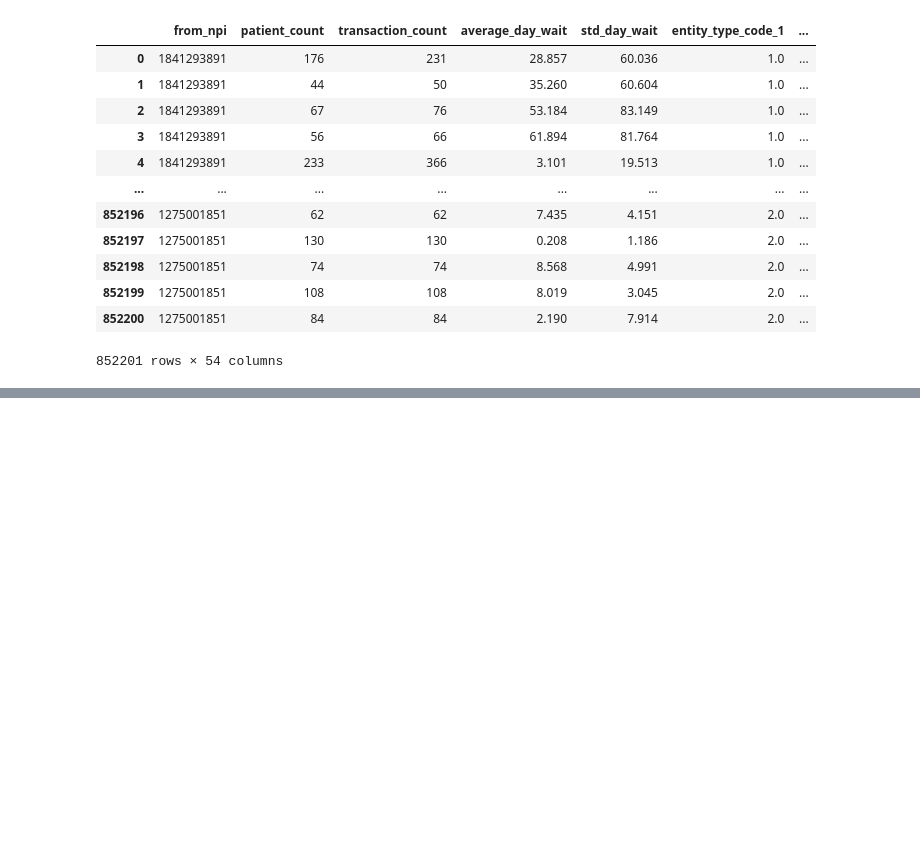
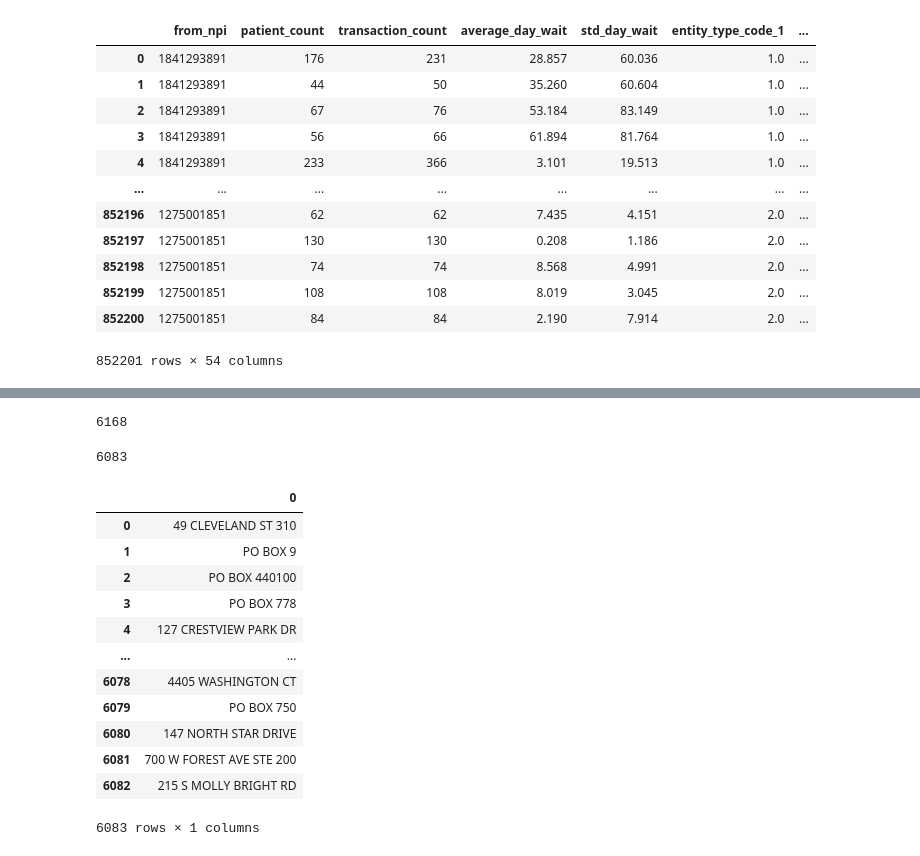
Before and after one commit to nss-data-science-cohort-5/hop_team-hot_pretzels, a Jupyter notebook: HCBB2_V2.ipynb, the cells around one changed output, grey strips where cells are left out. Saved outputs shown, nothing was run; the diff lists cells and outputs as text; code cells hidden in the pictures; blank space fills up the shorter version.

```diff
--- a/HCBB2_V2.ipynb
+++ b/HCBB2_V2.ipynb
@@ -334,0 +348,26 @@ transaction_count_by_to_npi. sort_values('transaction_count', ascending=False)
+# %%
+full_addy.nunique()
+# %% [output]
+6168
+# %%
+full_2['provider_first_line_business_mailing_address_1'].nunique()
+# %% [output]
+6083
+# %%
+unique_addy=pd.DataFrame((full_2['provider_first_line_business_mailing_address_1'].unique()))
+# %%
+unique_addy
+# %% [output]
+|  | 0 |
+| 0 | 49 CLEVELAND ST 310 |
+| 1 | PO BOX 9 |
+| 2 | PO BOX 440100 |
+| 3 | PO BOX 778 |
+| 4 | 127 CRESTVIEW PARK DR |
+| ... | ... |
+| 6078 | 4405 WASHINGTON CT |
+| 6079 | PO BOX 750 |
+| 6080 | 147 NORTH STAR DRIVE |
+| 6081 | 700 W FOREST AVE STE 200 |
+| 6082 | 215 S MOLLY BRIGHT RD |
+6083 rows × 1 columns
```
Also changed, not shown: parts of 24 cells of this notebook.
